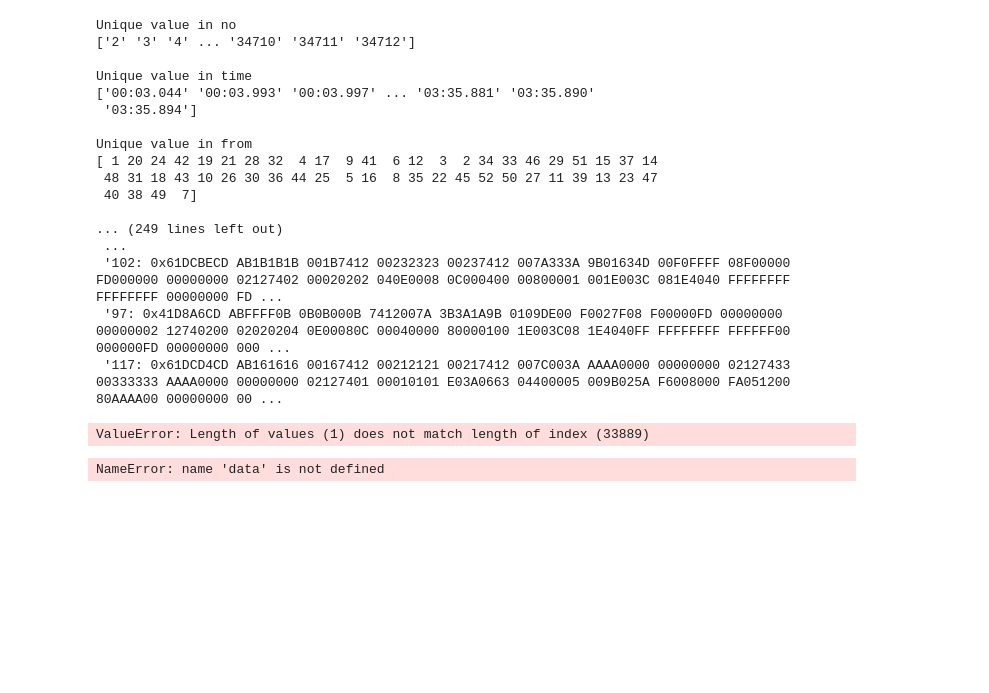
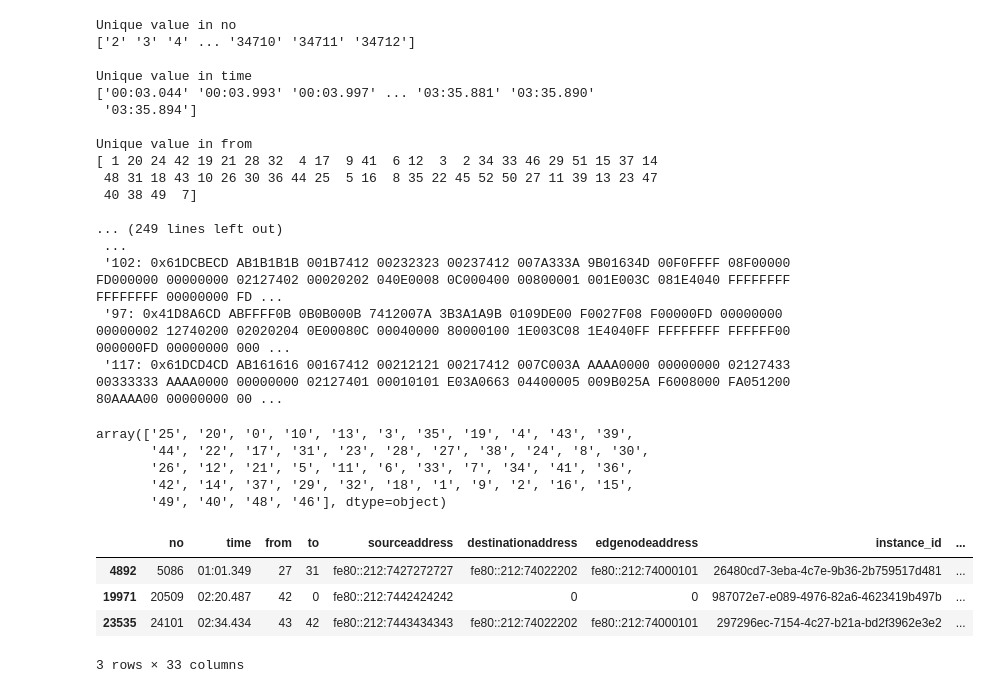
Before and after one commit to Hameedhullah/AI_ML-Course-, a Jupyter notebook: Grid Topology.ipynb, the cells around one changed output. Drawn from its saved outputs; the diff is of its cells as text; code cells hidden in the pictures; blank space fills up the shorter version.

```diff
--- a/Grid Topology.ipynb
+++ b/Grid Topology.ipynb
@@ -250,17 +191,27 @@ Unique value in from
  '117: 0x61DCD4CD AB161616 00167412 00212121 00217412 007C003A AAAA0000 00000000 02127433 00333333 AAAA0000 00000000 02127401 00010101 E03A0663 04400005 009B025A F6008000 FA051200 80AAAA00 00000000 00 ...
 # %%
 import re
-def extract_numbers(s):
-    return re.sub(r'[^\d,]', '', s)
 
-
-data['to'] = [data['to'].apply(extract_numbers)]
-data['to'].unique()
+def get_number(d):
+    if isinstance(d, str):
+        numbers = re.findall(r'\d+', d)
+        return numbers[0] if numbers else '0'
+    return '0'
-# %% [output]
-ValueError: Length of values (1) does not match length of index (33889)
-# %%
-data['to'].dtypes()
-# %% [output]
-NameError: name 'data' is not defined
-# %%
-data['to'] = data['to'].split(",")
+# %%
+data['to'] = data['to'].apply(get_number)
+# %%
+data['to'].unique()
+# %% [output]
+array(['25', '20', '0', '10', '13', '3', '35', '19', '4', '43', '39',
+       '44', '22', '17', '31', '23', '28', '27', '38', '24', '8', '30',
+       '26', '12', '21', '5', '11', '6', '33', '7', '34', '41', '36',
+       '42', '14', '37', '29', '32', '18', '1', '9', '2', '16', '15',
+       '49', '40', '48', '46'], dtype=object)
+# %%
+data.loc[data['sending_rate'] == 0]
+# %% [output]
+|  | no | time | from | to | sourceaddress | destinationaddress | edgenodeaddress | instance_id | ... |
+| 4892 | 5086 | 01:01.349 | 27 | 31 | fe80::212:7427272727 | fe80::212:74022202 | fe80::212:74000101 | 26480cd7-3eba-4c7e-9b36-2b759517d481 | ... |
+| 19971 | 20509 | 02:20.487 | 42 | 0 | fe80::212:7442424242 | 0 | 0 | 987072e7-e089-4976-82a6-4623419b497b | ... |
+| 23535 | 24101 | 02:34.434 | 43 | 42 | fe80::212:7443434343 | fe80::212:74022202 | fe80::212:74000101 | 297296ec-7154-4c27-b21a-bd2f3962e3e2 | ... |
+3 rows × 33 columns
```
Also changed, not shown: parts of 15 cells of this notebook.
